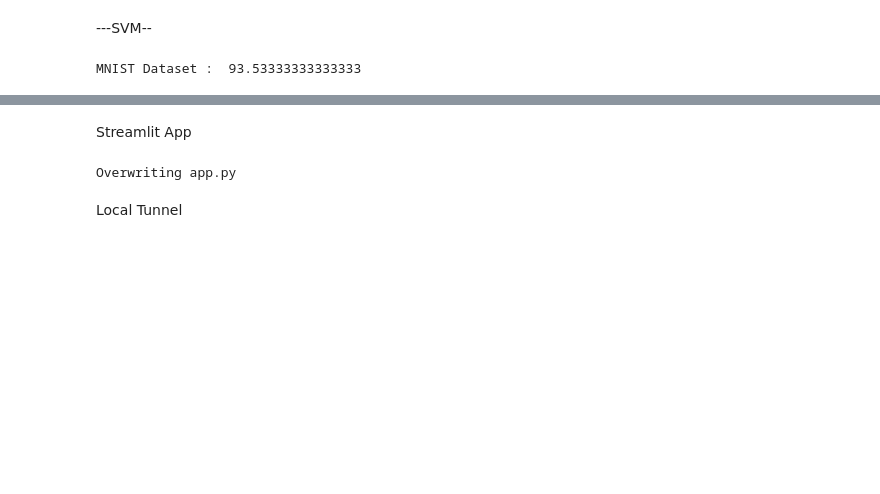
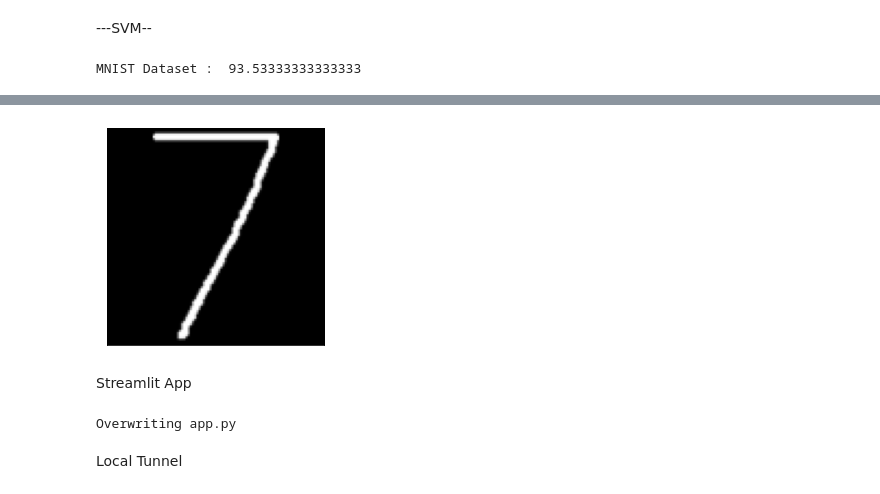
Before and after one commit to haikalzeo/DigitRecognition, a Jupyter notebook: digitrecognition.ipynb, the cells around one changed output, grey strips where cells are left out. Cells and saved outputs as stored; diff of their text form; code cells hidden in the pictures; blank space fills up the shorter version.

```diff
--- a/digitrecognition.ipynb
+++ b/digitrecognition.ipynb
@@ -414,3 +412,9 @@ plt.show()
+# %%
+plt.imshow(image_numbers[0], "gray")
+plt.xticks([]), plt.yticks([])
+plt.show()
+# %% [output]
+[figure, added]
 # %% [markdown]
 Streamlit App
 # %%
```
Also changed, not shown: parts of 26 cells of this notebook.
